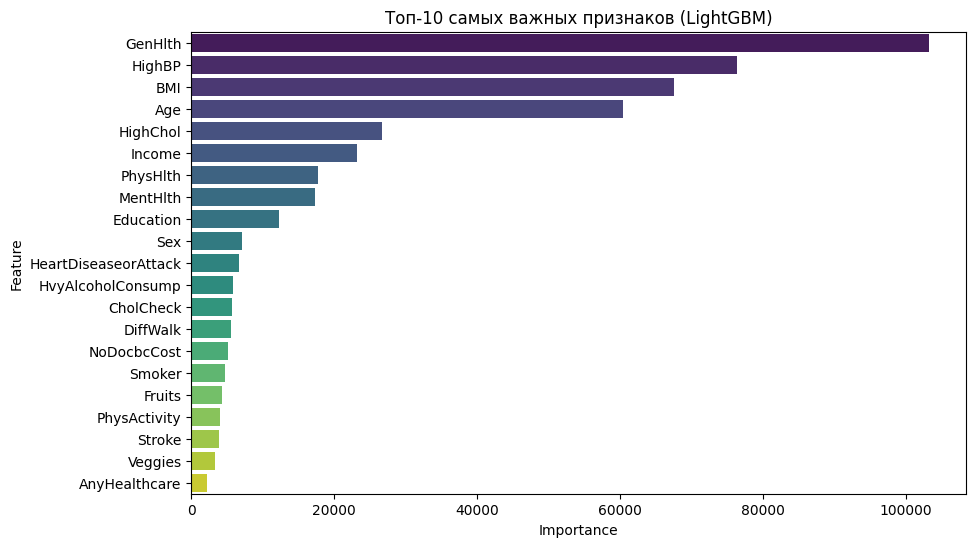
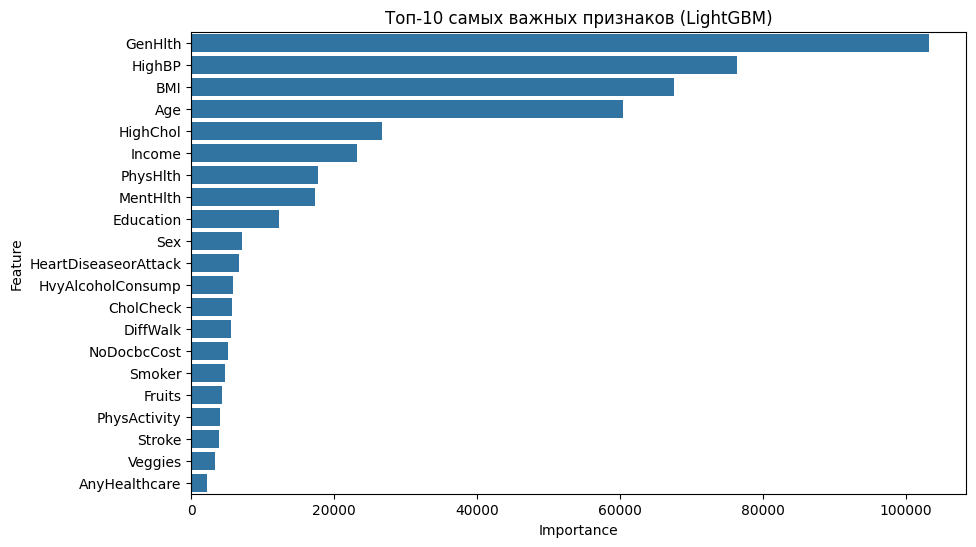
Unified diff of the notebook cell whose output changed from the first chart to the second:
--- before
+++ after
@@ -5,5 +5,5 @@
 
 plt.figure(figsize=(10, 6))
-sns.barplot(x='Importance', y='Feature', data=feature_imp, palette='viridis')
+sns.barplot(x='Importance', y='Feature', data=feature_imp)
 plt.title('Топ-10 самых важных признаков (LightGBM)')
 plt.show()

Commit: feat: add some markdown fields